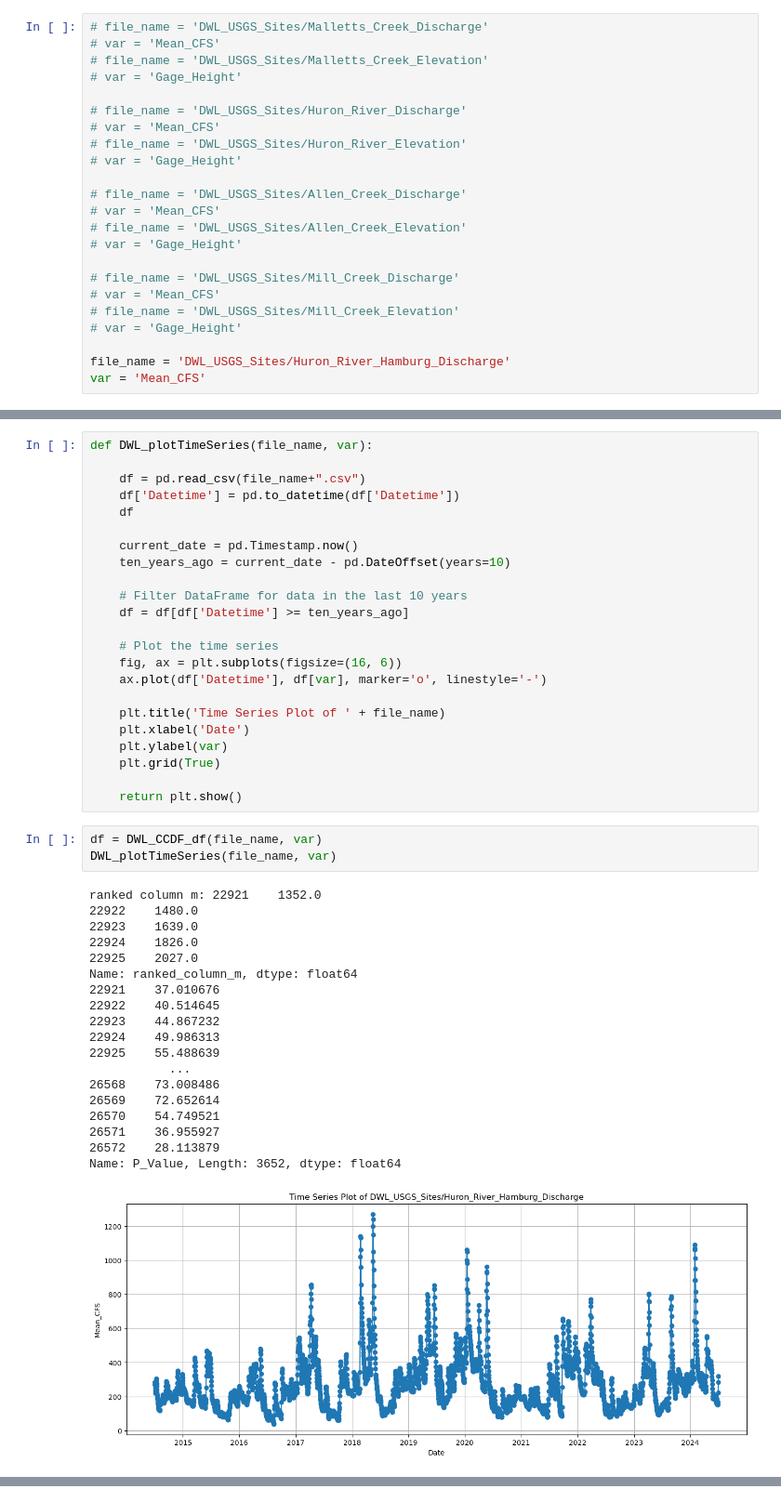
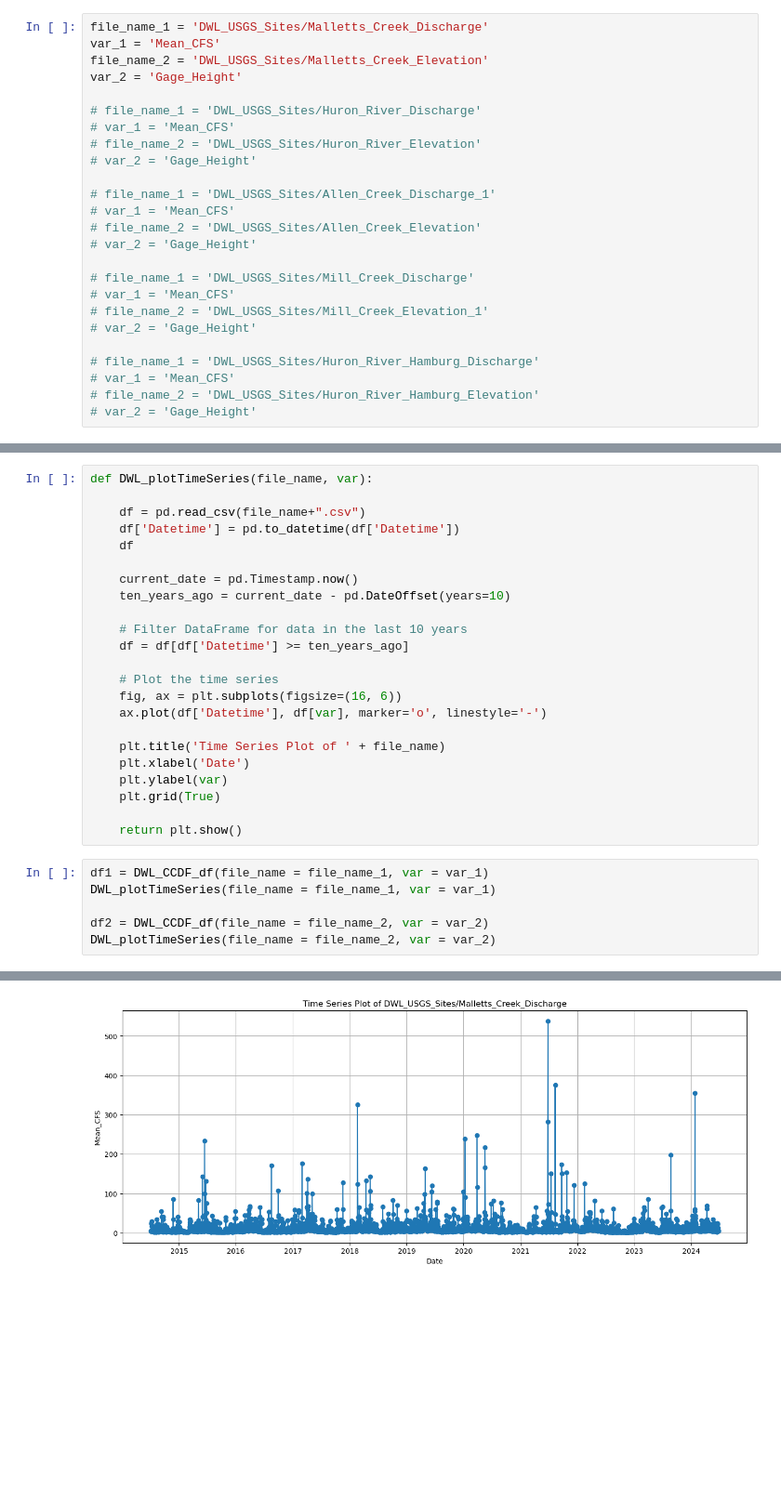
Before and after one commit to shinapatel/Recalculating_Flow_CCDFs, a Jupyter notebook: DWL_CCDFs.ipynb, the cells around one changed output, grey strips where cells are left out. Shown at 93% size. Drawn from its saved outputs; the diff is of its cells as text; blank space fills up the shorter version.

```diff
--- a/DWL_CCDFs.ipynb
+++ b/DWL_CCDFs.ipynb
@@ -6,28 +6,30 @@ import matplotlib.dates as mdates
 
 from IPython.display import display
 # %%
-# file_name = 'DWL_USGS_Sites/Malletts_Creek_Discharge'
-# var = 'Mean_CFS'
-# file_name = 'DWL_USGS_Sites/Malletts_Creek_Elevation'
-# var = 'Gage_Height'
+file_name_1 = 'DWL_USGS_Sites/Malletts_Creek_Discharge'
+var_1 = 'Mean_CFS'
+file_name_2 = 'DWL_USGS_Sites/Malletts_Creek_Elevation'
+var_2 = 'Gage_Height'
 
-# file_name = 'DWL_USGS_Sites/Huron_River_Discharge'
-# var = 'Mean_CFS'
-# file_name = 'DWL_USGS_Sites/Huron_River_Elevation'
-# var = 'Gage_Height'
+# file_name_1 = 'DWL_USGS_Sites/Huron_River_Discharge'
+# var_1 = 'Mean_CFS'
+# file_name_2 = 'DWL_USGS_Sites/Huron_River_Elevation'
+# var_2 = 'Gage_Height'
 
-# file_name = 'DWL_USGS_Sites/Allen_Creek_Discharge'
-# var = 'Mean_CFS'
-# file_name = 'DWL_USGS_Sites/Allen_Creek_Elevation'
-# var = 'Gage_Height'
+# file_name_1 = 'DWL_USGS_Sites/Allen_Creek_Discharge_1'
+# var_1 = 'Mean_CFS'
+# file_name_2 = 'DWL_USGS_Sites/Allen_Creek_Elevation'
+# var_2 = 'Gage_Height'
 
-# file_name = 'DWL_USGS_Sites/Mill_Creek_Discharge'
-# var = 'Mean_CFS'
-# file_name = 'DWL_USGS_Sites/Mill_Creek_Elevation'
-# var = 'Gage_Height'
+# file_name_1 = 'DWL_USGS_Sites/Mill_Creek_Discharge'
+# var_1 = 'Mean_CFS'
+# file_name_2 = 'DWL_USGS_Sites/Mill_Creek_Elevation_1'
+# var_2 = 'Gage_Height'
 
-file_name = 'DWL_USGS_Sites/Huron_River_Hamburg_Discharge'
-var = 'Mean_CFS'
+# file_name_1 = 'DWL_USGS_Sites/Huron_River_Hamburg_Discharge'
+# var_1 = 'Mean_CFS'
+# file_name_2 = 'DWL_USGS_Sites/Huron_River_Hamburg_Elevation'
+# var_2 = 'Gage_Height'
 # %%
 def DWL_CCDF_df(file_name, var):
 
@@ -87,26 +89,10 @@ def DWL_plotTimeSeries(file_name, var):
     plt.grid(True)
 
     return plt.show()
-# %%
-df = DWL_CCDF_df(file_name, var)
-DWL_plotTimeSeries(file_name, var)
-# %% [output]
-ranked column m: 22921    1352.0
-22922    1480.0
-22923    1639.0
-22924    1826.0
-22925    2027.0
-Name: ranked_column_m, dtype: float64
-22921    37.010676
-22922    40.514645
-22923    44.867232
-22924    49.986313
-22925    55.488639
-           ...
-26568    73.008486
-26569    72.652614
-26570    54.749521
-26571    36.955927
-26572    28.113879
-Name: P_Value, Length: 3652, dtype: float64
-[figure, removed]
+# %%
+df1 = DWL_CCDF_df(file_name = file_name_1, var = var_1)
+DWL_plotTimeSeries(file_name = file_name_1, var = var_1)
+
+df2 = DWL_CCDF_df(file_name = file_name_2, var = var_2)
+DWL_plotTimeSeries(file_name = file_name_2, var = var_2)
+# %% [output]
@@ -112,0 +117 @@ Name: P_Value, Length: 3652, dtype: float64
+[figure, added]
```
Also changed, not shown: parts of 7 cells of this notebook, 14 other files.
